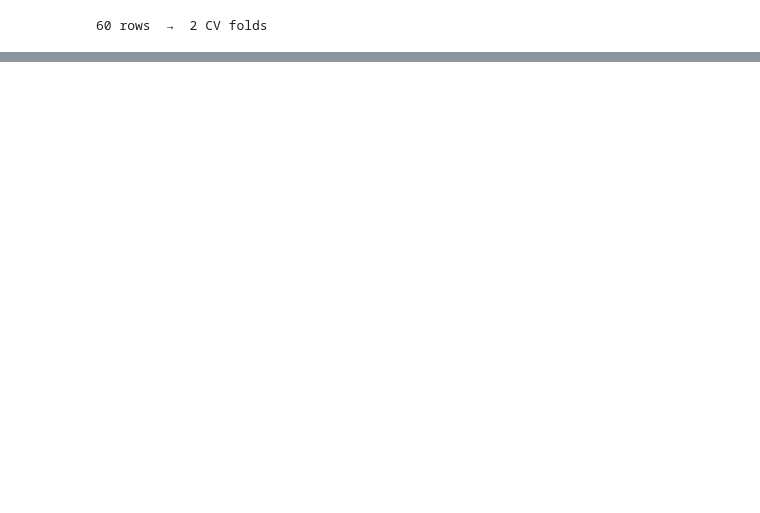
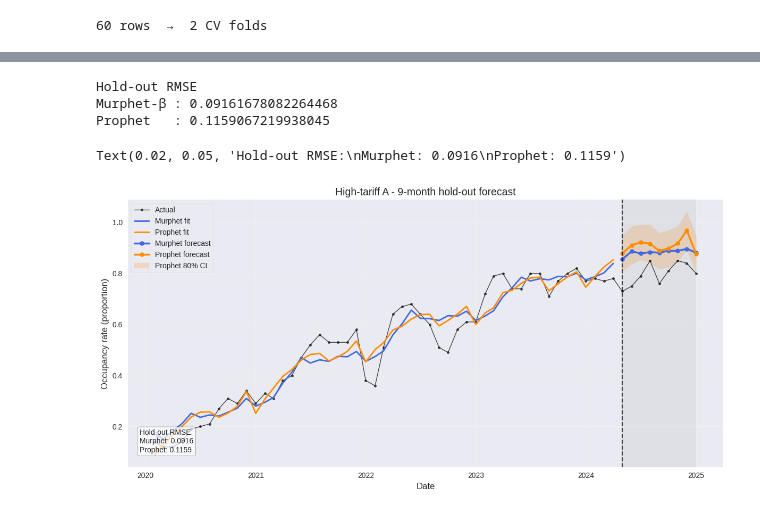
Before and after one commit to Halsted312/murphet, a Jupyter notebook: examples/Hotel_occupancy.ipynb, the cells around one changed output, grey strips where cells are left out. Cells and saved outputs as stored; diff of their text form; code cells hidden in the pictures; blank space fills up the shorter version.

```diff
--- a/examples/Hotel_occupancy.ipynb
+++ b/examples/Hotel_occupancy.ipynb
@@ -341,0 +345,58 @@ Prophet   : 0.15780964953315277
+# %%
+
+# --- simple numeric comparison ----------------------------------------------
+print("\nHold-out RMSE")
+print("Murphet-β :", rmse(test["y"], mur_pred))
+print("Prophet   :", rmse(test["y"], prop_pred))
+# %% [output]
+Hold-out RMSE
+Murphet-β : 0.09161678082264468
+Prophet   : 0.1159067219938045
+# %%
+
+# --- improved visualization -------------------------------------------------
+plt.style.use("seaborn-v0_8")
+fig, ax = plt.subplots(figsize=(12, 6))  # Increased figure size
+
+# Plot the full series in the background with lower opacity
+ax.plot(series["ds"], series["y"], "k.-", lw=1, alpha=0.7, label="Actual")
+
+# Plot model fits with slightly thicker lines
+ax.plot(train["ds"], mur_fit.predict(train["t"]),
+        color="royalblue", lw=2, label="Murphet fit")
+ax.plot(train["ds"],
+        prop_fit.predict(train[["ds"]])["yhat"],
+        color="darkorange", lw=2, label="Prophet fit")
+
+# Make forecast lines more visible
+ax.plot(test["ds"], mur_pred, "o-", color="royalblue", markersize=6,
+        lw=2.5, label="Murphet forecast")
+ax.plot(test["ds"], prop_pred, "o-", color="darkorange", markersize=6,
+        lw=2.5, label="Prophet forecast")
+
+# Better confidence interval
+ax.fill_between(test["ds"], prop_low, prop_upp,
+                color="darkorange", alpha=0.2, label="Prophet 80% CI")
+
+# Vertical line and improved visuals
+ax.axvline(test["ds"].iloc[0], color="k", ls="--", alpha=0.7, lw=1.5)
+ax.grid(True, alpha=0.3)
+ax.set_title(f"High-tariff A - {HOLD_OUT_MO}-month hold-out forecast", fontsize=14)
+ax.set_ylabel("Occupancy rate (proportion)", fontsize=12)
+ax.set_xlabel("Date", fontsize=12)
+
+# Better legend
+ax.legend(frameon=True, fontsize=10, loc="upper left")
+fig.tight_layout()
+
+# Add shaded region for test period
+ax.axvspan(test["ds"].iloc[0], test["ds"].iloc[-1], alpha=0.1, color='gray')
+
+# Add RMSE annotation
+textstr = f"Hold-out RMSE:\nMurphet: {rmse(test['y'], mur_pred):.4f}\nProphet: {rmse(test['y'], prop_pred):.4f}"
+props = dict(boxstyle='round', facecolor='white', alpha=0.7)
+ax.text(0.02, 0.05, textstr, transform=ax.transAxes, fontsize=10,
+        verticalalignment='bottom', bbox=props)
+# %% [output]
+Text(0.02, 0.05, 'Hold-out RMSE:\nMurphet: 0.0916\nProphet: 0.1159')
+[figure, added]
```
Also changed, not shown: parts of 9 cells of this notebook, 2 other files.
